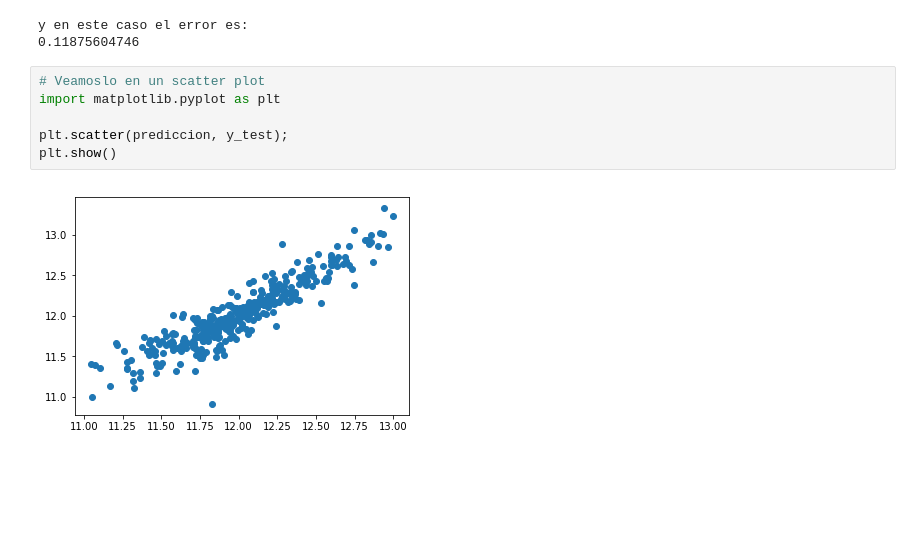
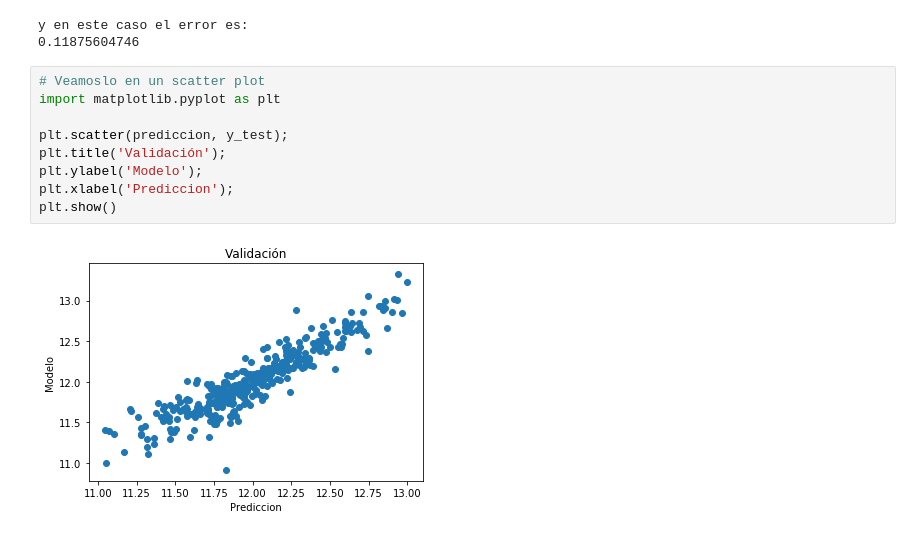
Before and after one commit to mmartglez/python_machine_learning, a Jupyter notebook: 2.5 Cross validation_Gradient Bossting vs RandomForest.ipynb, the cells around one changed output. Saved outputs shown, nothing was run; the diff lists cells and outputs as text; blank space fills up the shorter version.

```diff
--- a/2.5 Cross validation_Gradient Bossting vs RandomForest.ipynb
+++ b/2.5 Cross validation_Gradient Bossting vs RandomForest.ipynb
@@ -210,8 +210,11 @@ y en este caso el error es:
 # %%
 # Veamoslo en un scatter plot
 import matplotlib.pyplot as plt
 
 plt.scatter(prediccion, y_test);
+plt.title('Validación');
+plt.ylabel('Modelo');
+plt.xlabel('Prediccion');
 plt.show()
 # %% [output]
-[figure, old version]
+[figure, new version]
```
Also changed, not shown: 6 other files.
